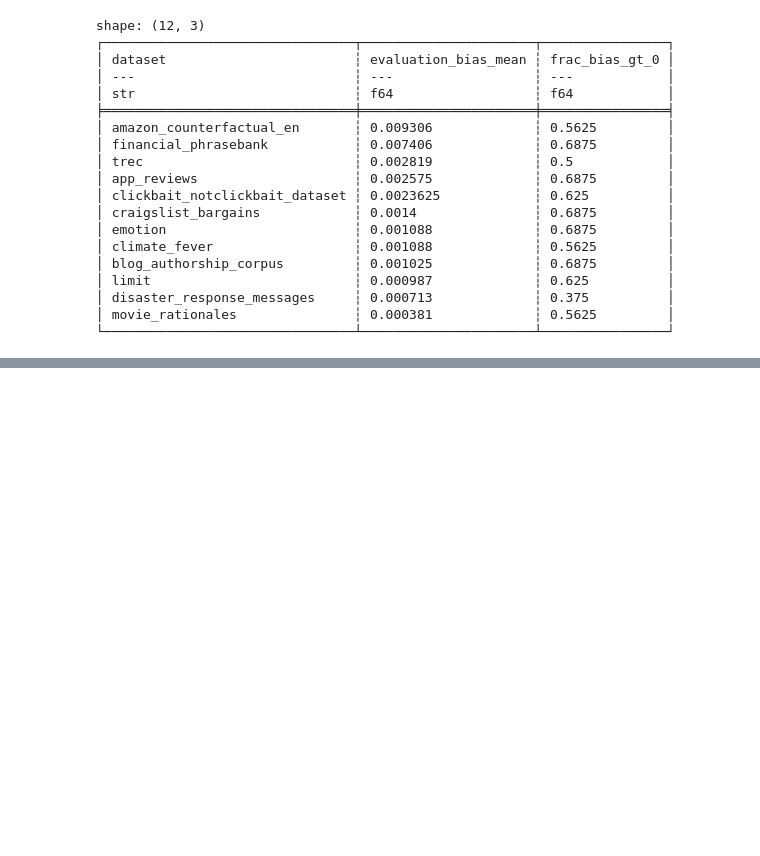
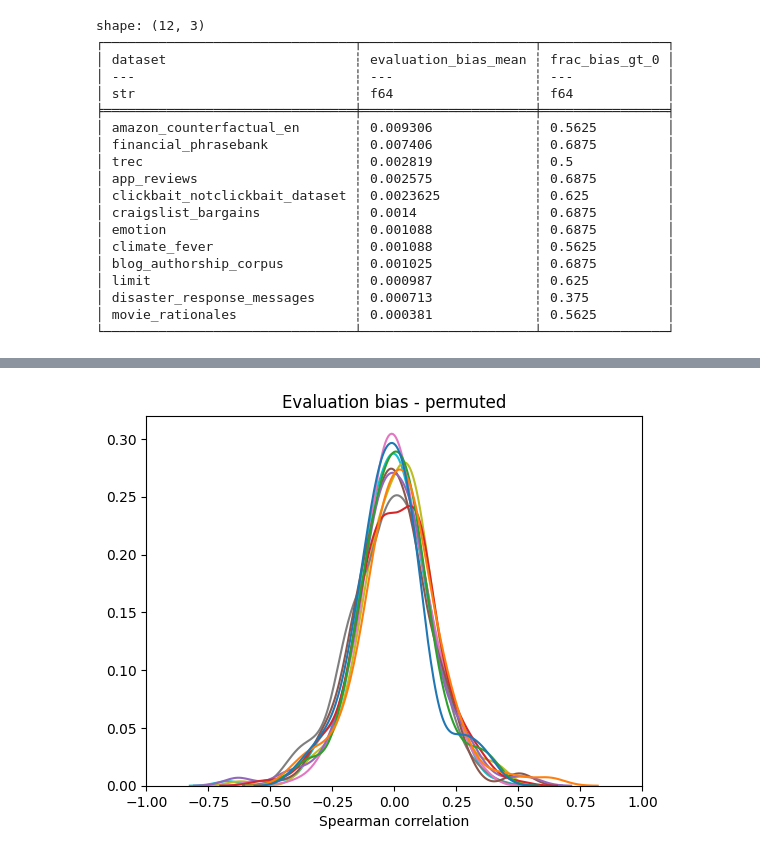
Before and after one commit to kddubey/pretrain-on-test, a Jupyter notebook: analysis/dataset_level.ipynb, the cells around one changed output, grey strips where cells are left out. Saved outputs shown, nothing was run; the diff lists cells and outputs as text; code cells hidden in the pictures; blank space fills up the shorter version.

```diff
--- a/analysis/dataset_level.ipynb
+++ b/analysis/dataset_level.ipynb
@@ -228,0 +297,8 @@ shape: (12, 3)
+# %%
+ax = sns.kdeplot(df_permuations.select(pl.selectors.starts_with("eb")), legend=False)
+ax.set_xlabel("Spearman correlation")
+ax.set_xlim(-1, 1)
+ax.set_ylabel("")
+ax.set_title("Evaluation bias - permuted");
+# %% [output]
+[figure, added]
```
Also changed, not shown: parts of 9 cells of this notebook.
